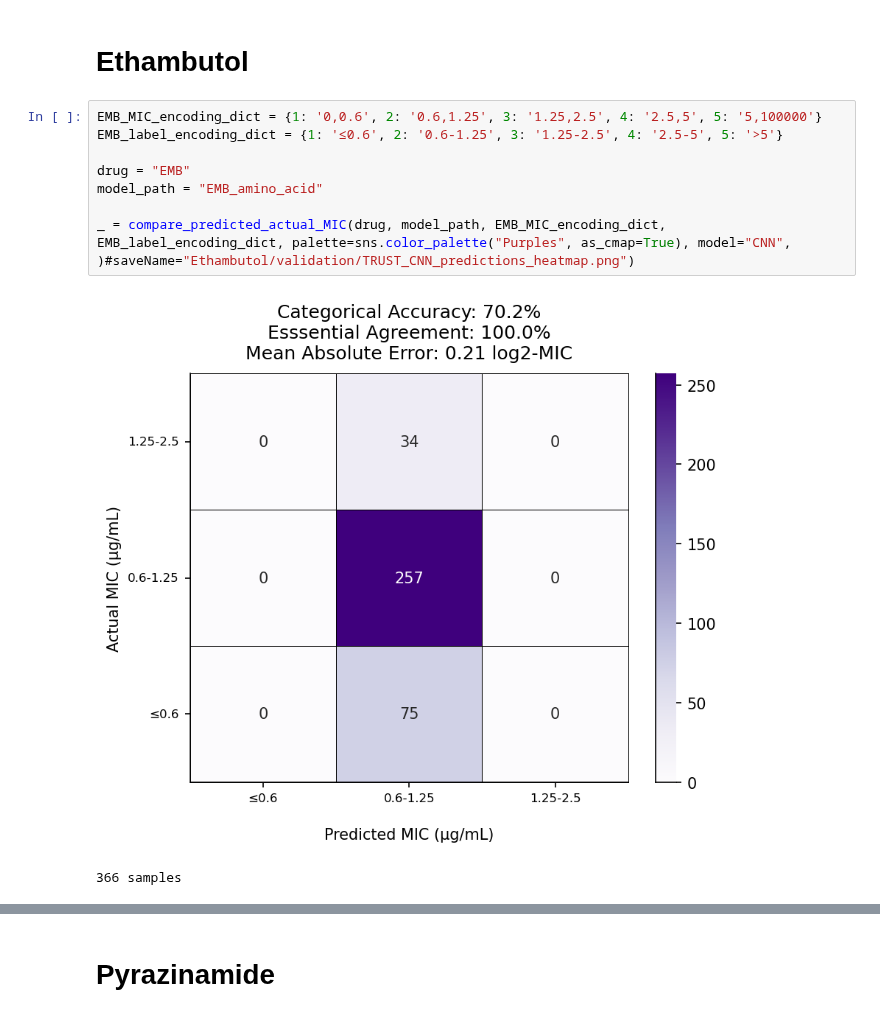
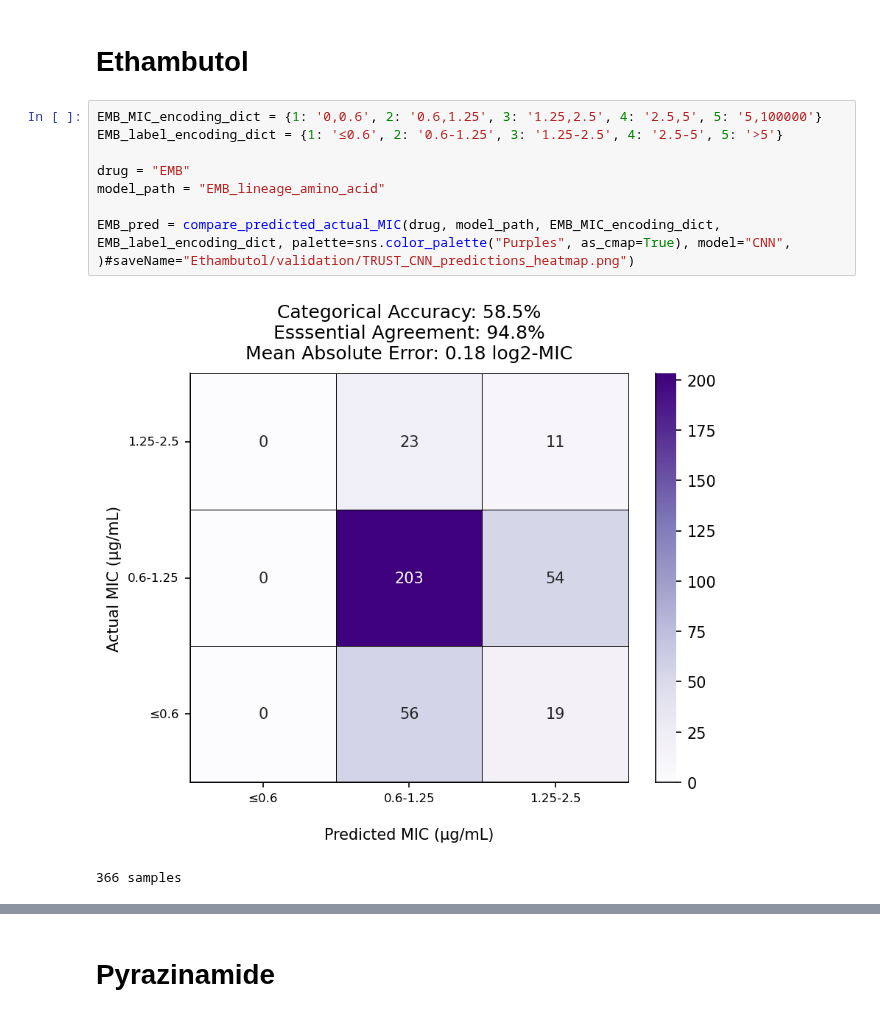
Before and after one commit to sanju99/MtbQuantCNN, a Jupyter notebook: analysis/TRUST_analysis.ipynb, the cells around one changed output, grey strips where cells are left out. Saved outputs shown, nothing was run; the diff lists cells and outputs as text.

```diff
--- a/analysis/TRUST_analysis.ipynb
+++ b/analysis/TRUST_analysis.ipynb
@@ -524,13 +594,13 @@ _ = compare_predicted_actual_MIC(drug, model_path, INH_MIC_encoding_dict, INH_la
 # %% [markdown]
 # Ethambutol
-# %%
-EMB_MIC_encoding_dict = {1: '0,0.6', 2: '0.6,1.25', 3: '1.25,2.5', 4: '2.5,5', 5: '5,100000'}
-EMB_label_encoding_dict = {1: '≤0.6', 2: '0.6-1.25', 3: '1.25-2.5', 4: '2.5-5', 5: '>5'}
-
-drug = "EMB"
-model_path = "EMB_amino_acid"
-
-_ = compare_predicted_actual_MIC(drug, model_path, EMB_MIC_encoding_dict, EMB_label_encoding_dict, palette=sns.color_palette("Purples", as_cmap=True), model="CNN", )#saveName="Ethambutol/validation/TRUST_CNN_predictions_heatmap.png")
-# %% [output]
-[figure, removed]
-366 samples
+# %%
+EMB_MIC_encoding_dict = {1: '0,0.6', 2: '0.6,1.25', 3: '1.25,2.5', 4: '2.5,5', 5: '5,100000'}
+EMB_label_encoding_dict = {1: '≤0.6', 2: '0.6-1.25', 3: '1.25-2.5', 4: '2.5-5', 5: '>5'}
+
+drug = "EMB"
+model_path = "EMB_lineage_amino_acid"
+
+EMB_pred = compare_predicted_actual_MIC(drug, model_path, EMB_MIC_encoding_dict, EMB_label_encoding_dict, palette=sns.color_palette("Purples", as_cmap=True), model="CNN", )#saveName="Ethambutol/validation/TRUST_CNN_predictions_heatmap.png")
+# %% [output]
+[figure, added]
+366 samples
```
Also changed, not shown: parts of 25 cells of this notebook, 43 other files.
